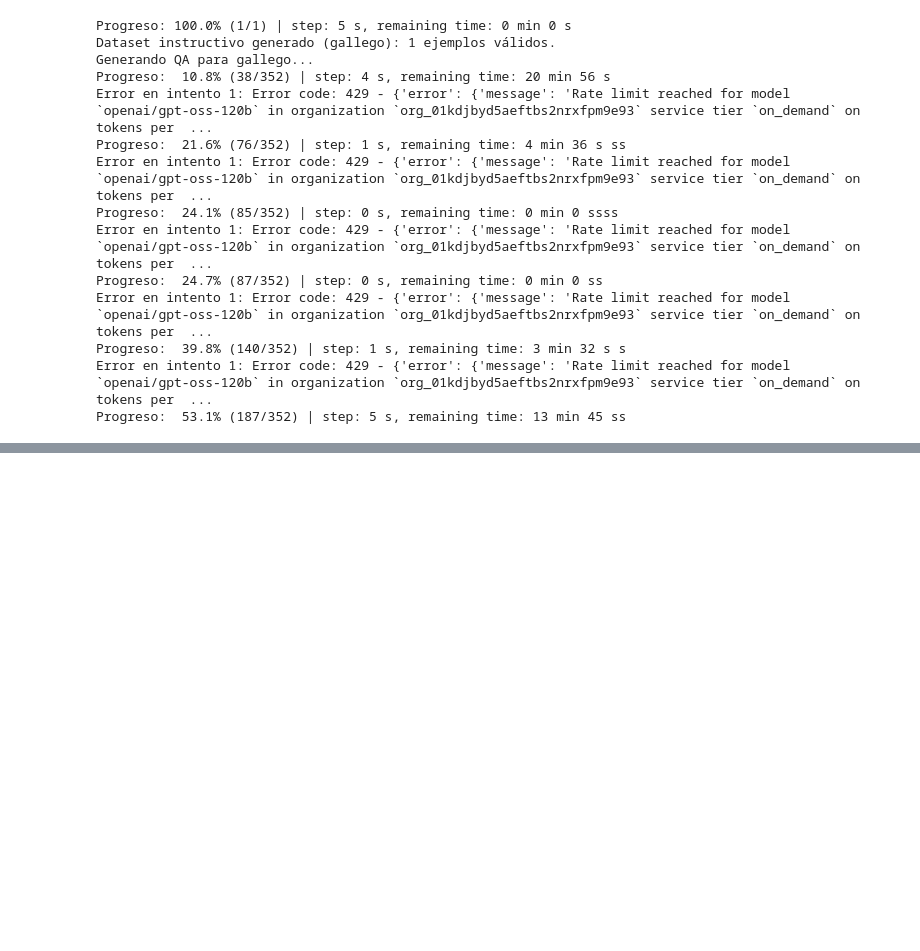
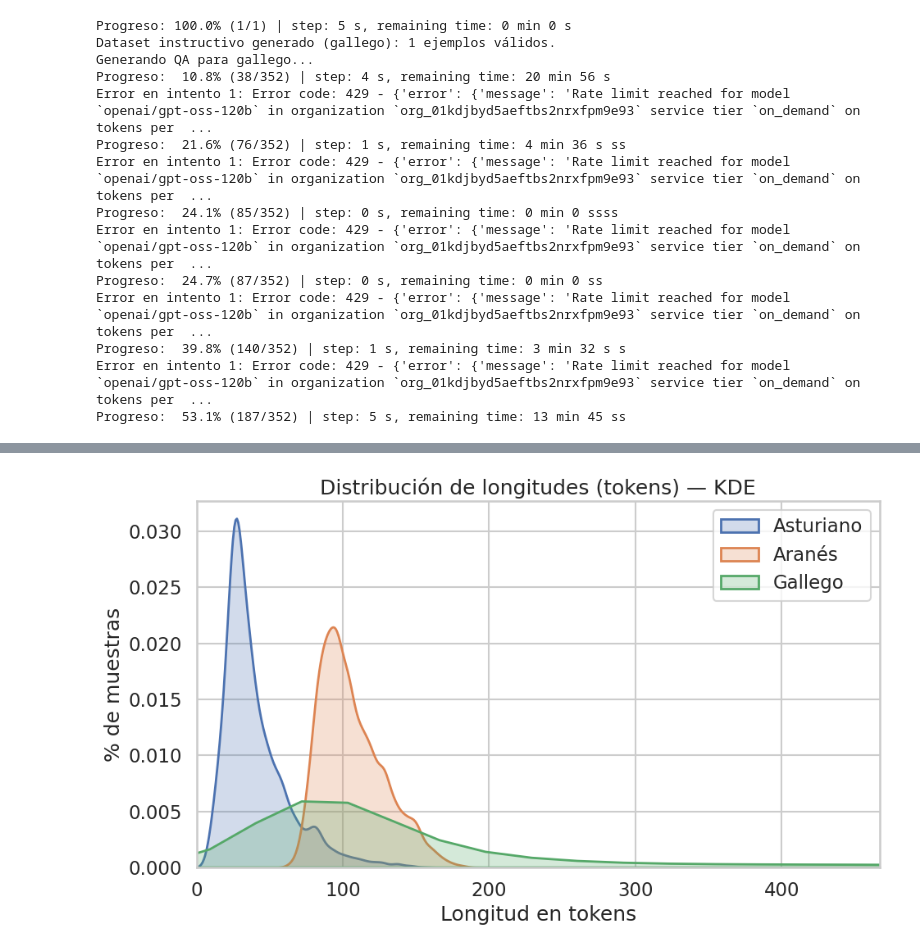
Before and after one commit to MiguelGP-13/TFG, a Jupyter notebook: 3.1-GenerateTrainDatasets.ipynb, the cells around one changed output, grey strips where cells are left out. Saved outputs shown, nothing was run; the diff lists cells and outputs as text; code cells hidden in the pictures; blank space fills up the shorter version.

```diff
--- a/3.1-GenerateTrainDatasets.ipynb
+++ b/3.1-GenerateTrainDatasets.ipynb
@@ -667,0 +696,2 @@ plt.show()
+# %%
+lengths_arn_original = ds("aranes", 4).get_stats(TOKENIZER, do_print=True)
@@ -667,0 +703,25 @@ plt.show()
+# %%
+import seaborn as sns
+import matplotlib.pyplot as plt
+import numpy as np
+
+sns.set_theme(style="whitegrid", context="talk")
+
+# Limitar eje X al P99
+xmax = int(np.percentile(np.concatenate([lengths_ast, lengths_arn_original, lengths_gl]), 97))
+
+plt.figure(figsize=(10,6))
+
+sns.kdeplot(lengths_ast, color="#4C72B0", fill=True, alpha=0.25, linewidth=2, label="Asturiano")
+sns.kdeplot(lengths_arn_original, color="#DD8452", fill=True, alpha=0.25, linewidth=2, label="Aranés")
+sns.kdeplot(lengths_gl,  color="#55A868", fill=True, alpha=0.25, linewidth=2, label="Gallego")
+
+plt.xlim(0, xmax)
+plt.title("Distribución de longitudes (tokens) — KDE")
+plt.xlabel("Longitud en tokens")
+plt.ylabel("% de muestras")
+plt.legend()
+plt.tight_layout()
+plt.show()
+# %% [output]
+[figure, added]
```
Also changed, not shown: parts of 6 cells of this notebook, 4 other files.
